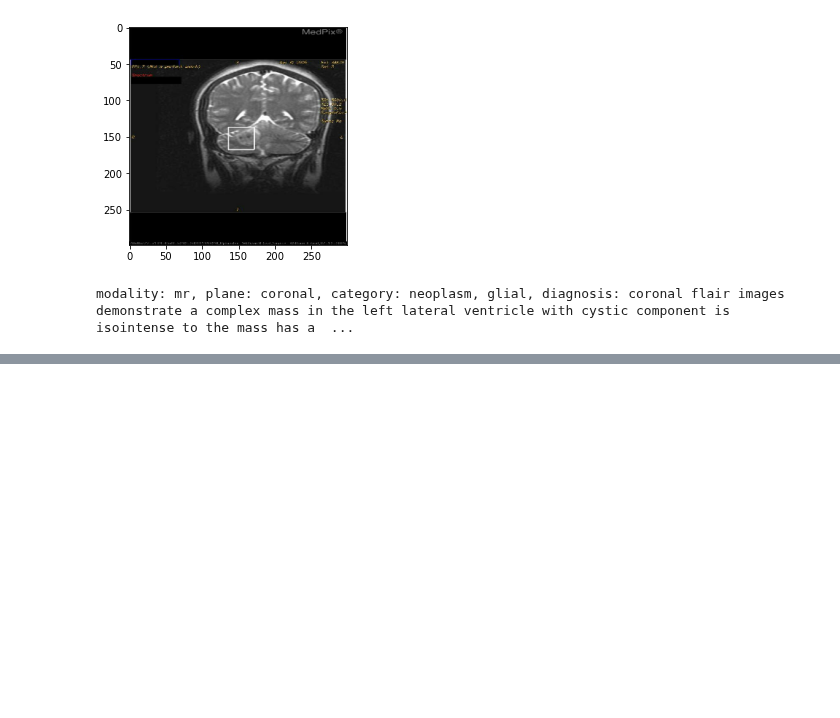
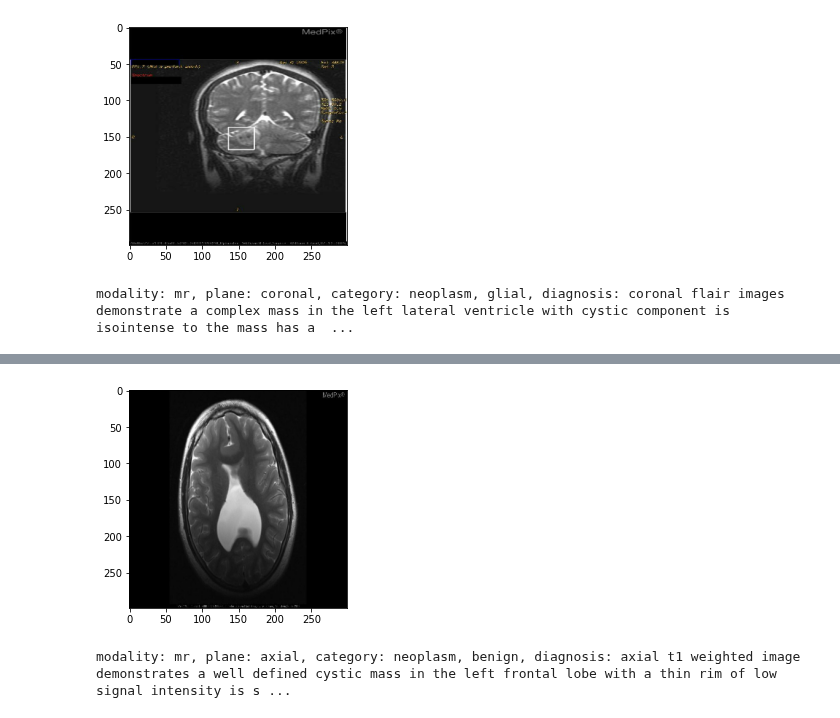
Before and after one commit to KevinTMtz/MedCLIPModel, a Jupyter notebook: MedCLIP Captioning Model.ipynb, the cells around one changed output, grey strips where cells are left out. Saved outputs shown, nothing was run; the diff lists cells and outputs as text; code cells hidden in the pictures; blank space fills up the shorter version.

```diff
--- a/MedCLIP Captioning Model.ipynb
+++ b/MedCLIP Captioning Model.ipynb
@@ -705,0 +711,5 @@ modality: mr, plane: coronal, category: neoplasm, glial, diagnosis: coronal flai
+# %%
+generate_caption()
+# %% [output]
+[figure, added]
+modality: mr, plane: axial, category: neoplasm, benign, diagnosis: axial t1 weighted image demonstrates a well defined cystic mass in the left frontal lobe with a thin rim of low signal intensity is s ...
```
Also changed, not shown: parts of 8 cells of this notebook.
